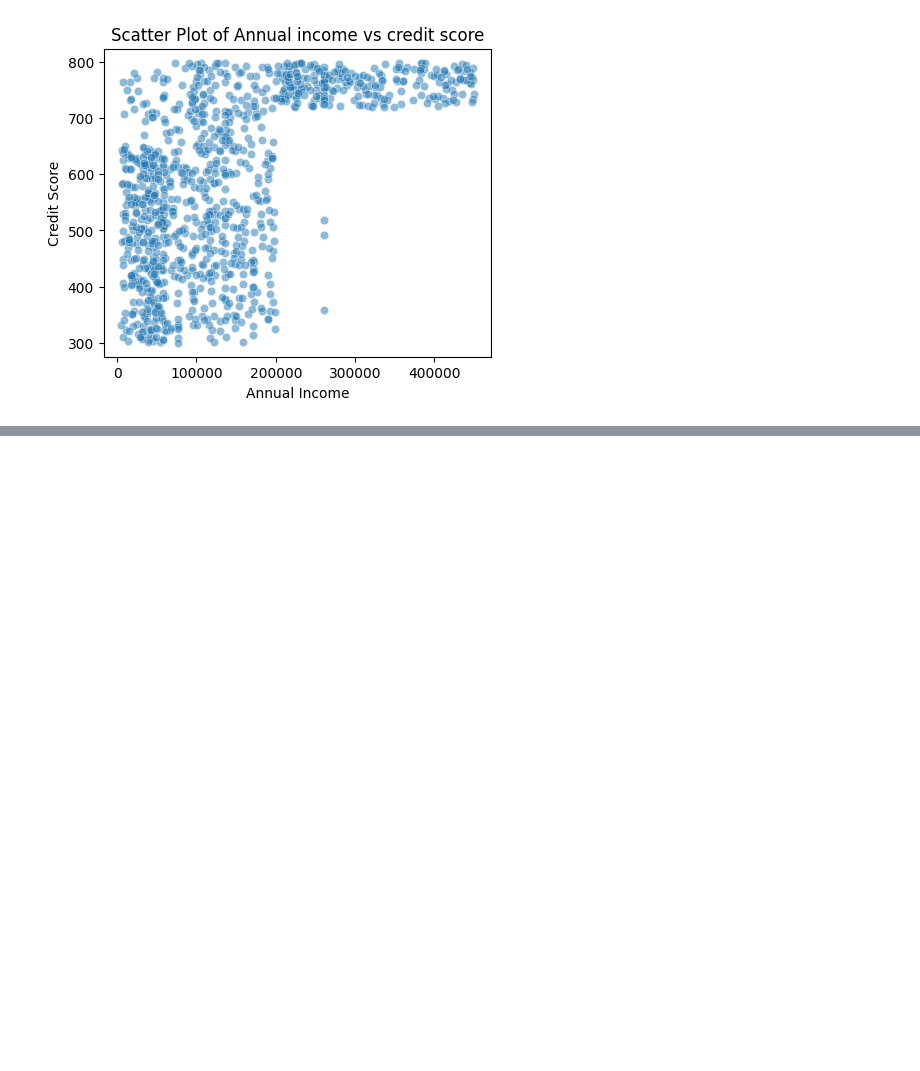
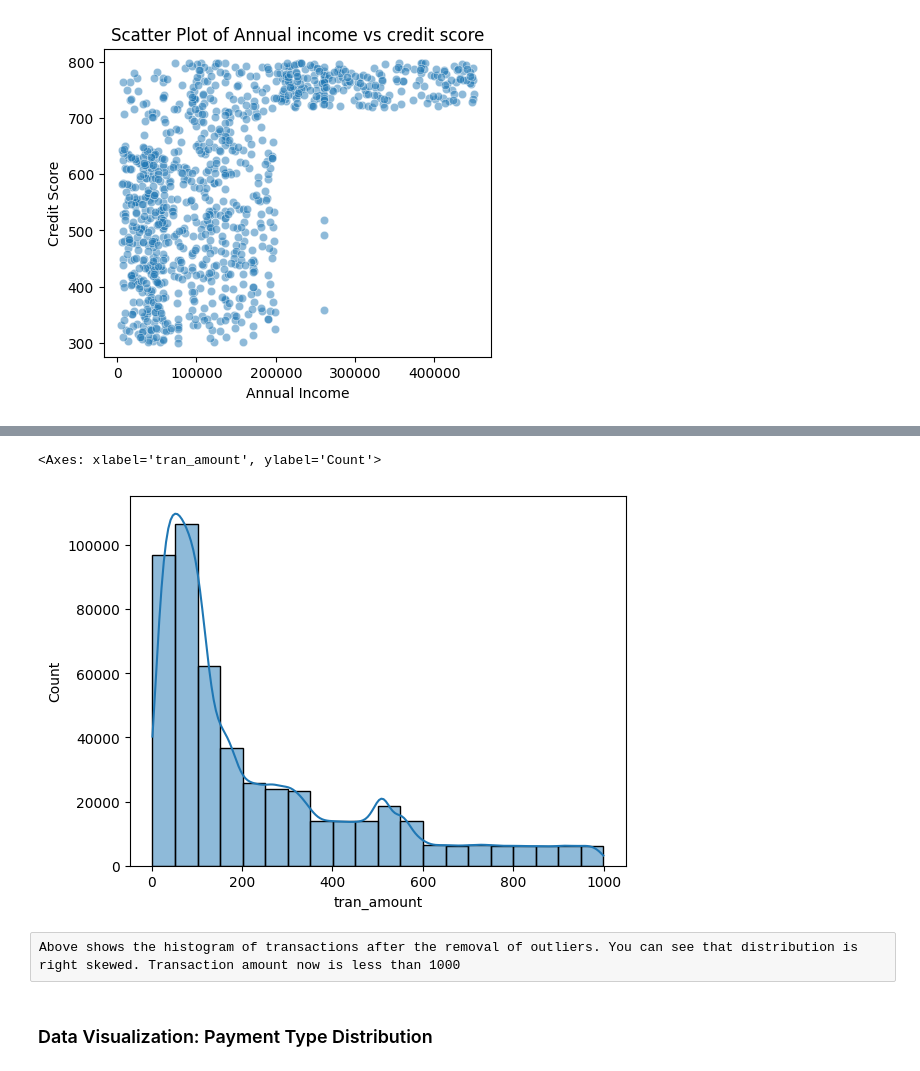
Before and after one commit to prashanty/Atliqo-Bank-CreditCard-Project, a Jupyter notebook: Phase1_Atliqo_bank_project.ipynb, the cells around one changed output, grey strips where cells are left out. Drawn from its saved outputs; the diff is of its cells as text; code cells hidden in the pictures; blank space fills up the shorter version.

```diff
--- a/Phase1_Atliqo_bank_project.ipynb
+++ b/Phase1_Atliqo_bank_project.ipynb
@@ -934,0 +1129,3 @@ plt.show()
+# %%
+df_tran_outliers = df_trans[df_trans.tran_amount>=upper]
+df_tran_outliers
@@ -934,0 +1150,3 @@ plt.show()
+# %%
+df_trans_normal = df_trans[df_trans.tran_amount<upper]
+df_trans_normal.head()
@@ -934,0 +1160,3 @@ plt.show()
+# %%
+tran_mean_per_category = df_trans_normal.groupby("product_category")["tran_amount"].mean()
+tran_mean_per_category
@@ -934,0 +1184,2 @@ plt.show()
+# %%
+df_trans.loc[df_tran_outliers.index, 'tran_amount'] = df_tran_outliers["product_category"].map(tran_mean_per_category)
@@ -934,0 +1211,9 @@ plt.show()
+# %%
+sns.histplot(df_trans.tran_amount, kde=True, bins=20)
+# %% [output]
+<Axes: xlabel='tran_amount', ylabel='Count'>
+[figure, added]
+# %% [raw]
+Above shows the histogram of transactions after the removal of outliers. You can see that distribution is right skewed. Transaction amount now is less than 1000
+# %% [markdown]
+### Data Visualization: Payment Type Distribution
```
Also changed, not shown: parts of 61 cells of this notebook.
